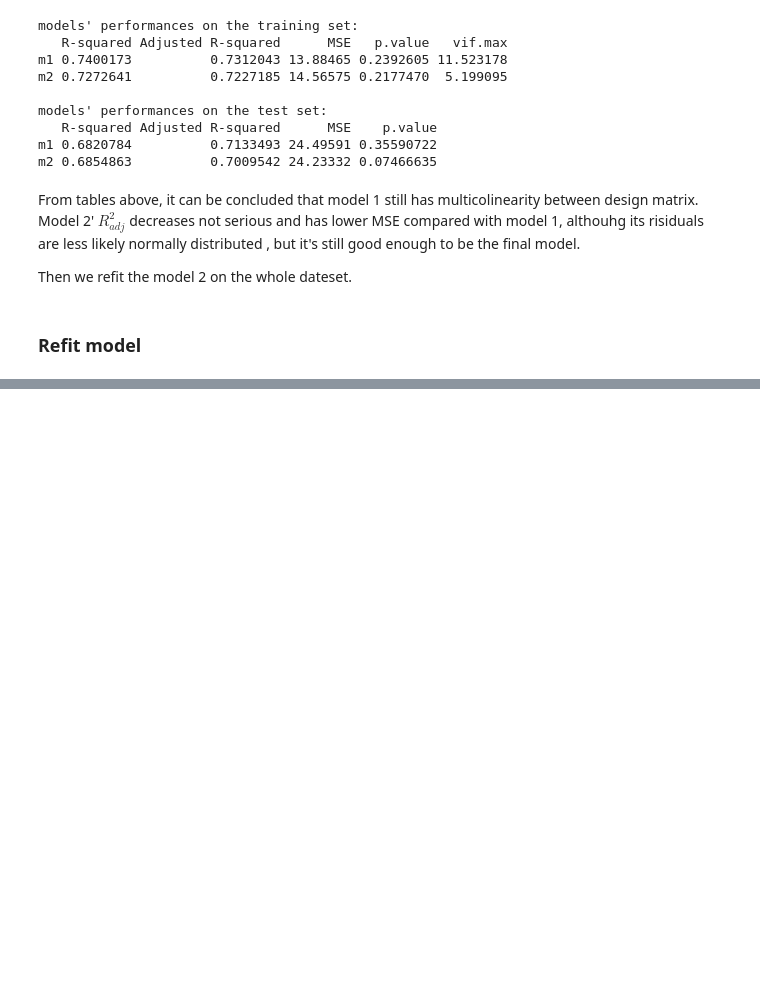
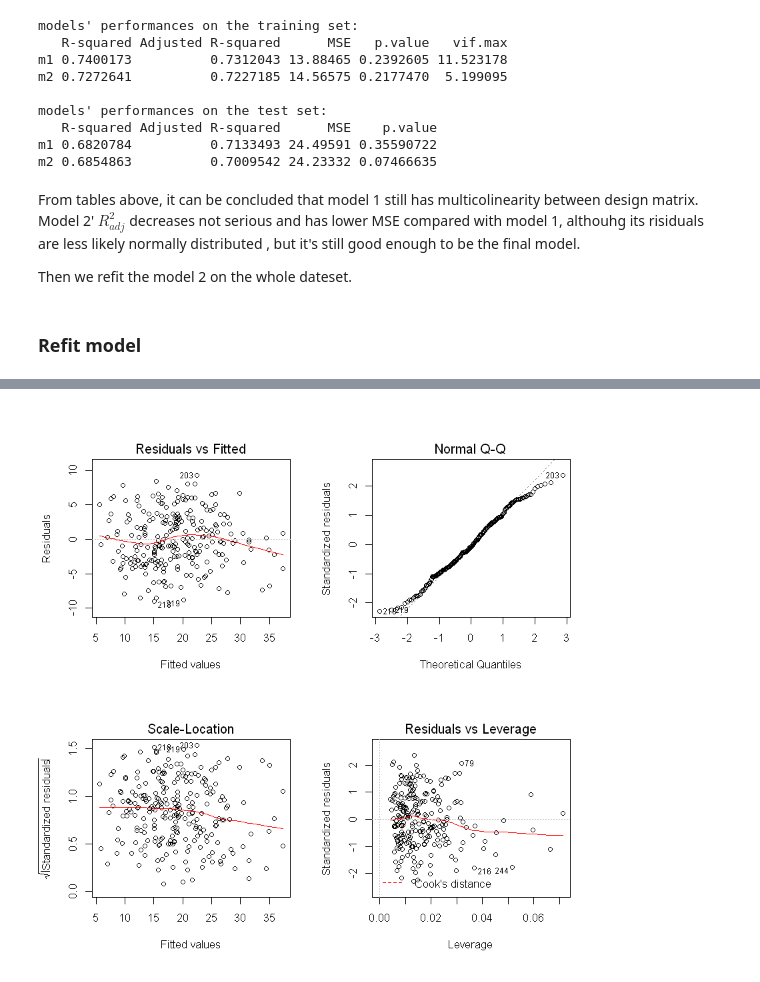
Before and after one commit to jwu424/628Module2, a Jupyter notebook: jupyter notebook/stepwise regression.ipynb, the cells around one changed output, grey strips where cells are left out. Saved outputs shown, nothing was run; the diff lists cells and outputs as text; code cells hidden in the pictures; blank space fills up the shorter version.

```diff
--- a/jupyter notebook/stepwise regression.ipynb
+++ b/jupyter notebook/stepwise regression.ipynb
@@ -219 +219,6 @@ A matrix: 4 × 4 of type dbl
 Adjusted R-squared: 0.7145848   R-squared: 0.7180797   MSE: 16.38299
+# %%
+par(mfrow=c(2,2))
+plot(m)
+# %% [output]
+[figure, added]
```
Also changed, not shown: parts of 2 cells of this notebook.
